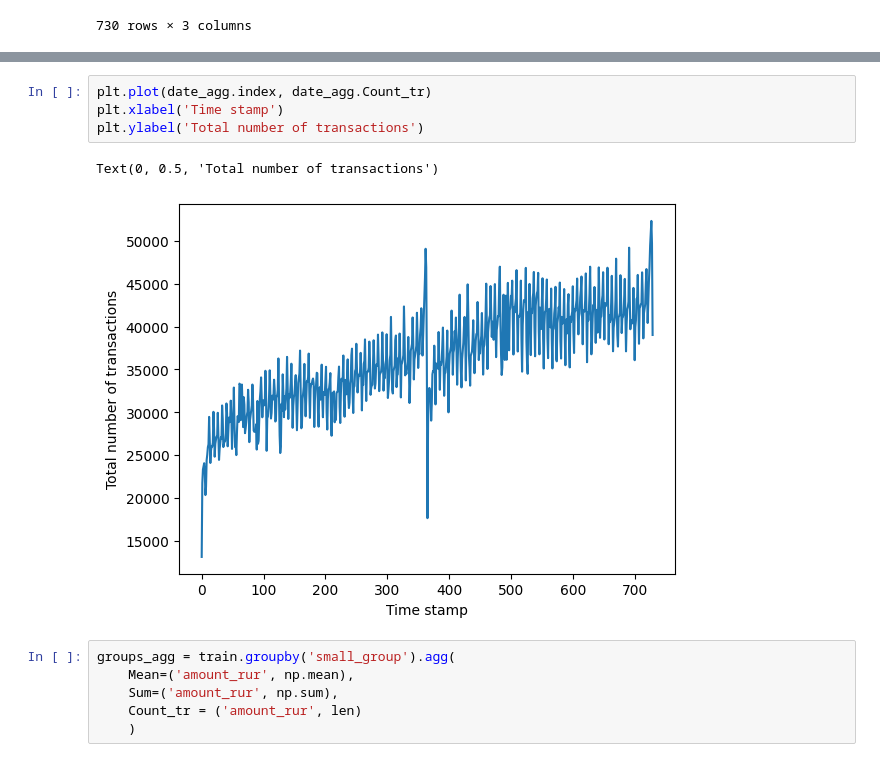
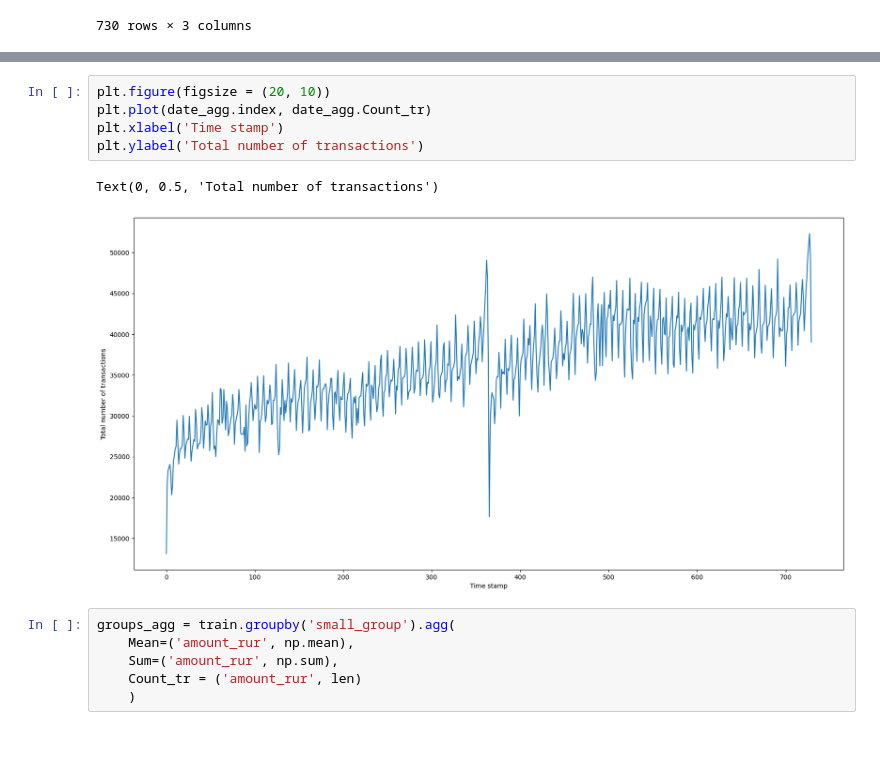
Before and after one commit to Matteus1904/GPT-like_approach_for_event_sequences, a Jupyter notebook: sber_notebook.ipynb, the cells around one changed output, grey strips where cells are left out. Drawn from its saved outputs; the diff is of its cells as text.

```diff
--- a/sber_notebook.ipynb
+++ b/sber_notebook.ipynb
@@ -59,10 +61,11 @@ Text(0, 0.5, 'Total sum of transactions')
 # %%
+plt.figure(figsize = (20, 10))
 plt.plot(date_agg.index, date_agg.Count_tr)
 plt.xlabel('Time stamp')
 plt.ylabel('Total number of transactions')
 # %% [output]
 Text(0, 0.5, 'Total number of transactions')
-[figure, old version]
+[figure, new version]
 # %%
 groups_agg = train.groupby('small_group').agg(
     Mean=('amount_rur', np.mean),
```
Also changed, not shown: parts of 4 cells of this notebook, 1 other file.
